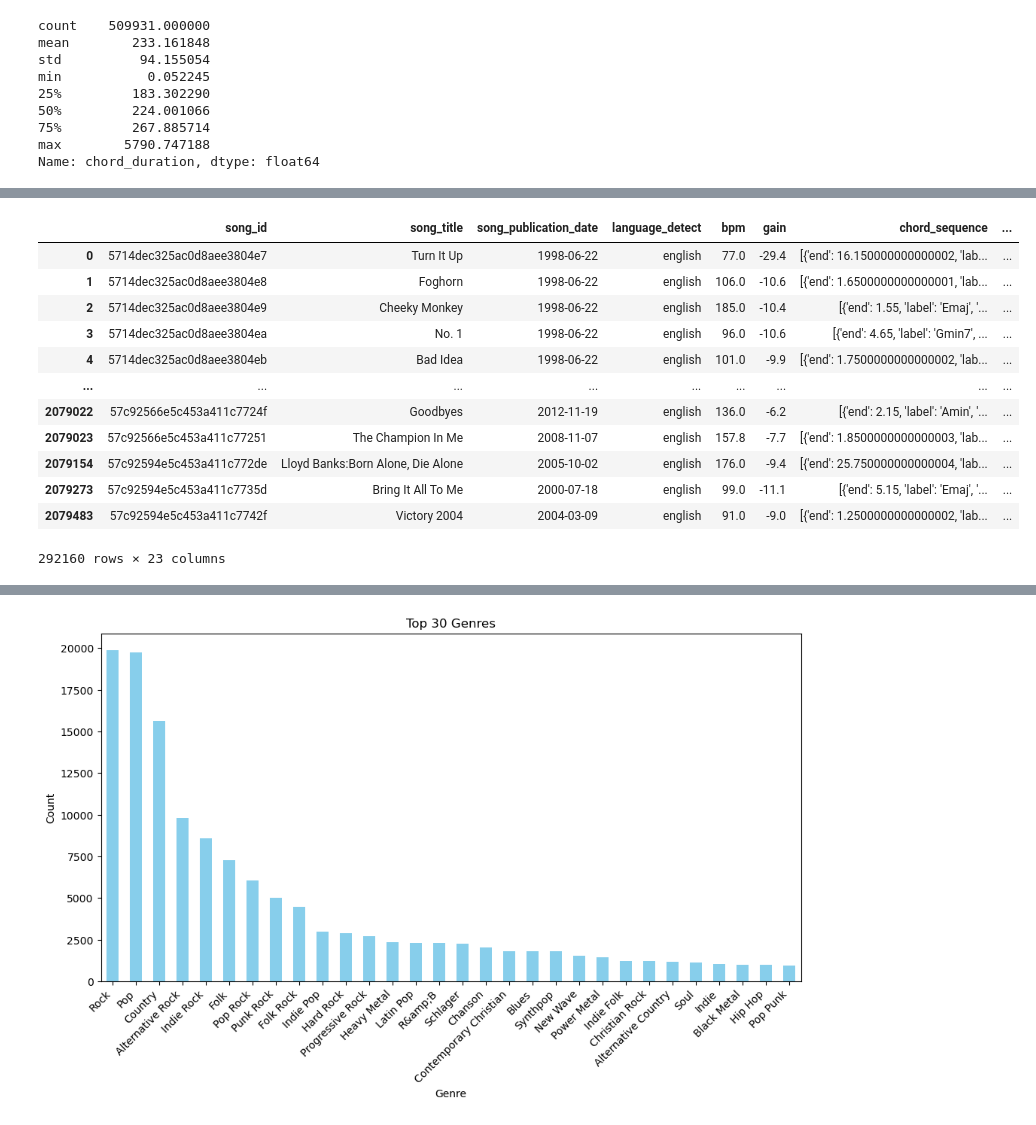
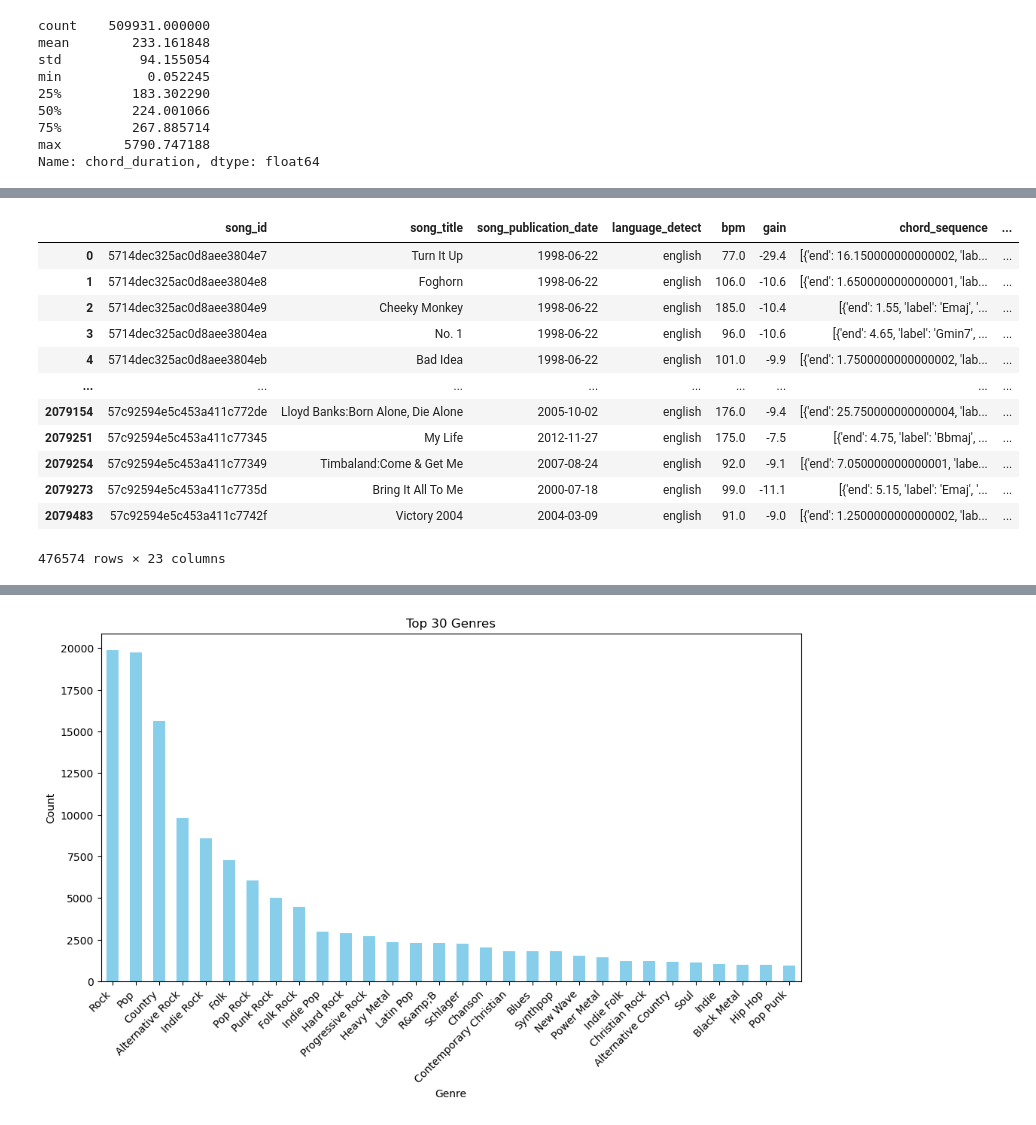
Before and after one commit to com-480-data-visualization/Apple-Pie-Chart, a Jupyter notebook: EDA.ipynb, the cells around one changed output, grey strips where cells are left out. Drawn from its saved outputs; the diff is of its cells as text; code cells hidden in the pictures.

```diff
--- a/EDA.ipynb
+++ b/EDA.ipynb
@@ -48,20 +67,20 @@ Name: chord_duration, dtype: float64
 # %%
 df_song_with_chord = df_song[(df_song['chord_sequence'].notnull())
-                             & (df_song['chord_confidence'] > 0.7)
+                             & (df_song['chord_confidence'] > 0.5)
                              & (df_song['chord_duration'] > 10)
                              & (df_song['chord_duration'] < 600)]
 df_song_with_chord
 # %% [output]
 |  | song_id | song_title | song_publication_date | language_detect | bpm | gain | chord_sequence | ... |
 | 0 | 5714dec325ac0d8aee3804e7 | Turn It Up | 1998-06-22 | english | 77.0 | -29.4 | [{'end': 16.150000000000002, 'lab... | ... |
 | 1 | 5714dec325ac0d8aee3804e8 | Foghorn | 1998-06-22 | english | 106.0 | -10.6 | [{'end': 1.6500000000000001, 'lab... | ... |
 | 2 | 5714dec325ac0d8aee3804e9 | Cheeky Monkey | 1998-06-22 | english | 185.0 | -10.4 | [{'end': 1.55, 'label': 'Emaj', '... | ... |
 | 3 | 5714dec325ac0d8aee3804ea | No. 1 | 1998-06-22 | english | 96.0 | -10.6 | [{'end': 4.65, 'label': 'Gmin7', ... | ... |
 | 4 | 5714dec325ac0d8aee3804eb | Bad Idea | 1998-06-22 | english | 101.0 | -9.9 | [{'end': 1.7500000000000002, 'lab... | ... |
 | ... | ... | ... | ... | ... | ... | ... | ... | ... |
-| 2079022 | 57c92566e5c453a411c7724f | Goodbyes | 2012-11-19 | english | 136.0 | -6.2 | [{'end': 2.15, 'label': 'Amin', '... | ... |
-| 2079023 | 57c92566e5c453a411c77251 | The Champion In Me | 2008-11-07 | english | 157.8 | -7.7 | [{'end': 1.8500000000000003, 'lab... | ... |
 | 2079154 | 57c92594e5c453a411c772de | Lloyd Banks:Born Alone, Die Alone | 2005-10-02 | english | 176.0 | -9.4 | [{'end': 25.750000000000004, 'lab... | ... |
+| 2079251 | 57c92594e5c453a411c77345 | My Life | 2012-11-27 | english | 175.0 | -7.5 | [{'end': 4.75, 'label': 'Bbmaj', ... | ... |
+| 2079254 | 57c92594e5c453a411c77349 | Timbaland:Come & Get Me | 2007-08-24 | english | 92.0 | -9.1 | [{'end': 7.050000000000001, 'labe... | ... |
 | 2079273 | 57c92594e5c453a411c7735d | Bring It All To Me | 2000-07-18 | english | 99.0 | -11.1 | [{'end': 5.15, 'label': 'Emaj', '... | ... |
 | 2079483 | 57c92594e5c453a411c7742f | Victory 2004 | 2004-03-09 | english | 91.0 | -9.0 | [{'end': 1.2500000000000002, 'lab... | ... |
-292160 rows × 23 columns
+476574 rows × 23 columns
```
Also changed, not shown: parts of 14 cells of this notebook, 2 other files.
